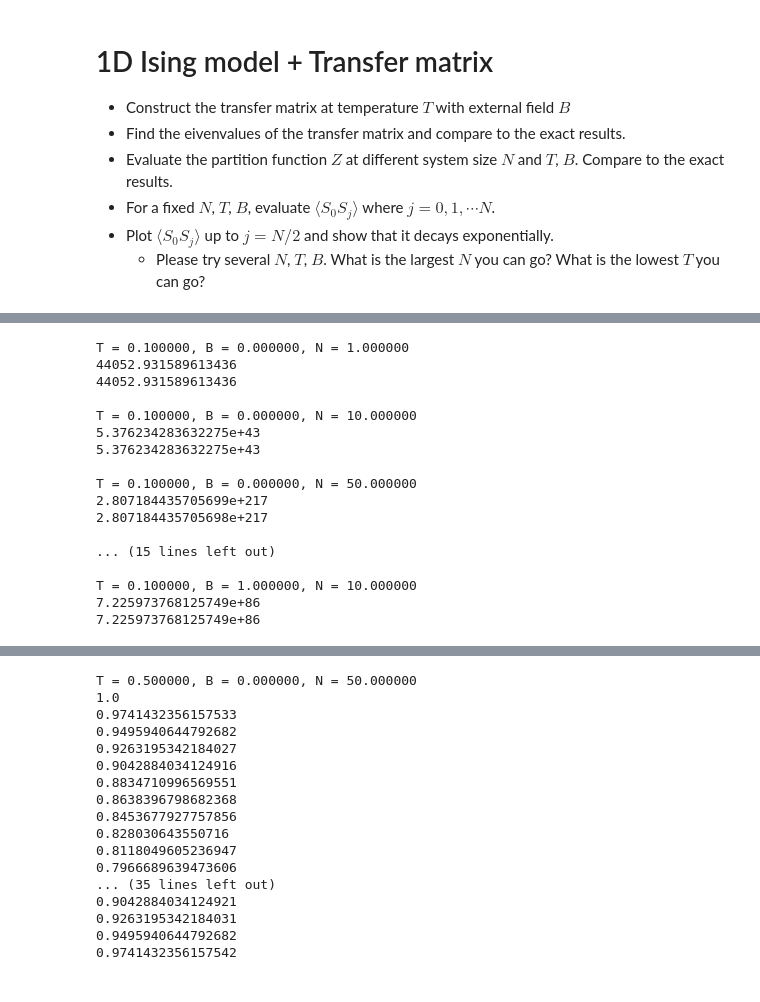
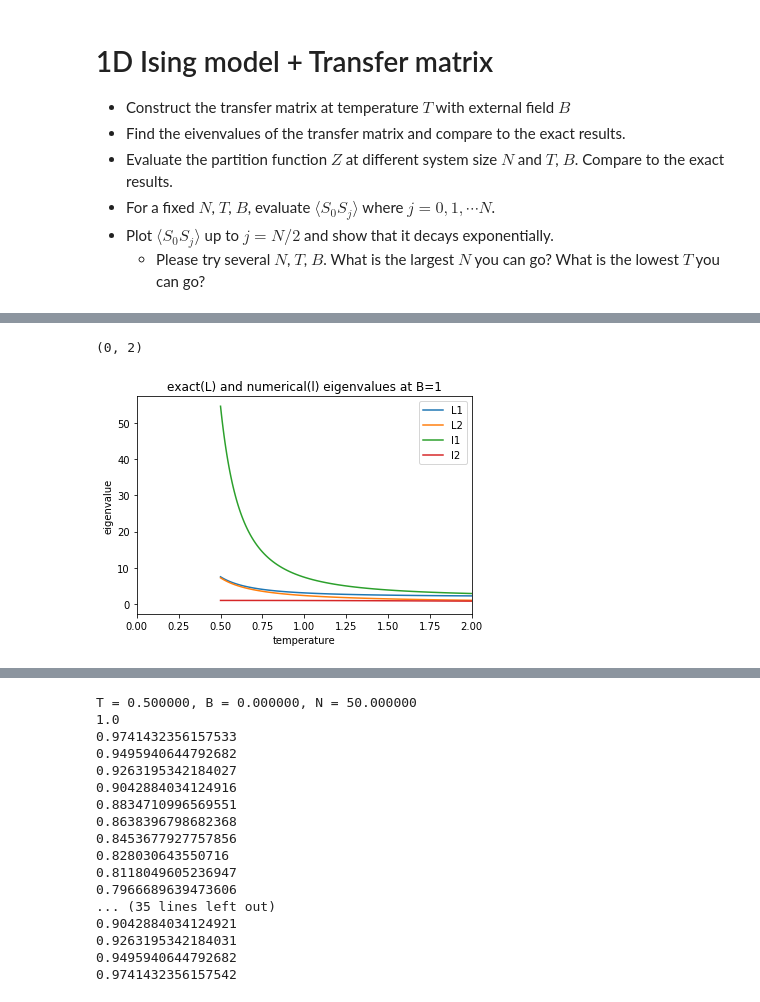
Before and after one commit to NTHU-Phys-Qubit/hw2-thebluegiraffe, a Jupyter notebook: Problem-1.ipynb, the cells around one changed output, grey strips where cells are left out. Saved outputs shown, nothing was run; the diff lists cells and outputs as text; code cells hidden in the pictures.

```diff
--- a/Problem-1.ipynb
+++ b/Problem-1.ipynb
@@ -61,3 +70,19 @@ T = 1.000000, B = 1.000000
+# %%
+l1 = np.zeros(r)
+l2 = np.zeros(r)
+for i in range(0,r):
+    l1[i] = np.linalg.eigvalsh(transf(t[i],1))[1]
+    l2[i] = np.linalg.eigvalsh(transf(t[i],1))[0]
+
+plt.plot(t,L1(t,0),t,L2(t,0),t,l1,t,l2)
+plt.title("exact(L) and numerical(l) eigenvalues at B=1")
+plt.xlabel("temperature")
+plt.ylabel("eigenvalue")
+plt.legend(('L1','L2','l1','l2'))
+plt.xlim(xmin=0,xmax=2)
+# %% [output]
+(0, 2)
+[figure, added]
 # %%
 # Evaluate the partition function  𝑍  at different system size  𝑁  and  𝑇 ,  𝐵 . Compare to the exact results.
 
@@ -71,36 +96,7 @@ def partition(T,B,N):
 def Zexact(T,B,N):
     return np.power(L1(T,B),N) + np.power(L2(T,B),N)
 
-def compareZ(T,B,N):
-    print("\nT = %f, B = %f, N = %f" %(T,B,N))
-    print(partition(T,B,N))
-    print(Zexact(T,B,N))
-
-compareZ(0.1,0,1)
-compareZ(0.1,0,10)
-compareZ(0.1,0,50)
-
-compareZ(1,0,1)
-compareZ(1,0,10)
-compareZ(1,0,50)
-
-compareZ(0.1,1,1)
-compareZ(0.1,1,10)
+r = 100
+b = np.linspace(1,2,r)
+t = np.zeros(r)
+t[0:r] = b[0:r]**(-1)
-# %% [output]
-T = 0.100000, B = 0.000000, N = 1.000000
-44052.931589613436
-44052.931589613436
-
-T = 0.100000, B = 0.000000, N = 10.000000
-5.376234283632275e+43
-5.376234283632275e+43
-
-T = 0.100000, B = 0.000000, N = 50.000000
-2.807184435705699e+217
-2.807184435705698e+217
-
-... (15 lines left out)
-
-T = 0.100000, B = 1.000000, N = 10.000000
-7.225973768125749e+86
-7.225973768125749e+86
```
Also changed, not shown: parts of 7 cells of this notebook.
